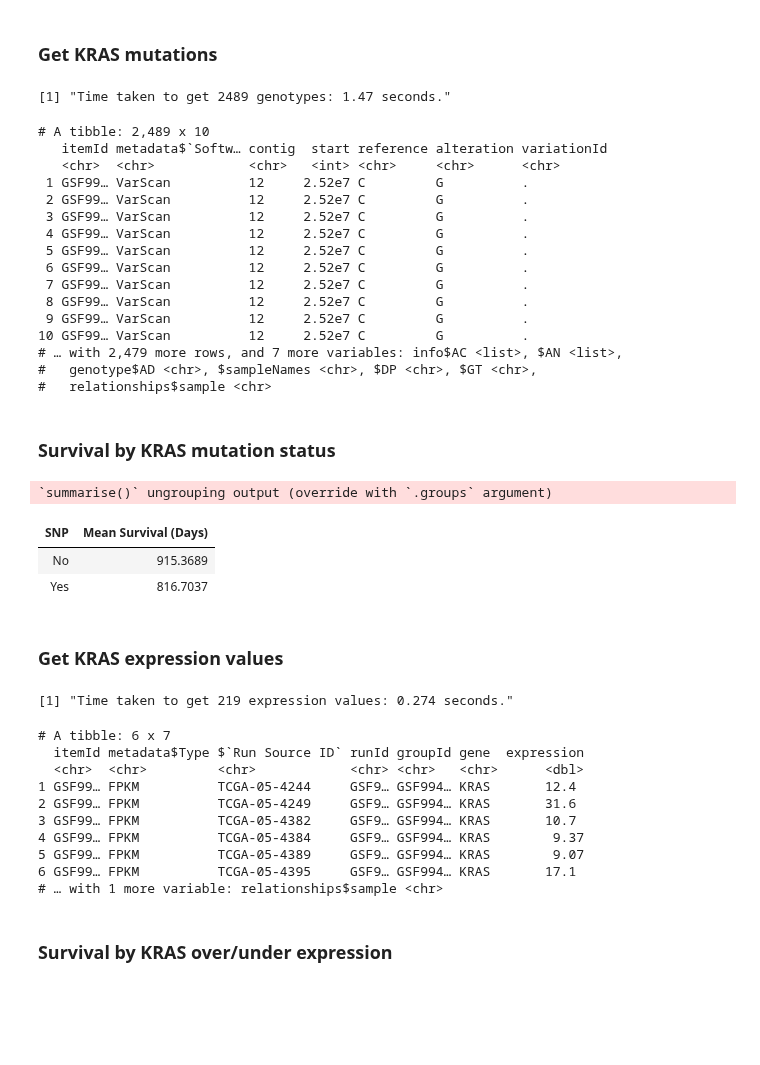
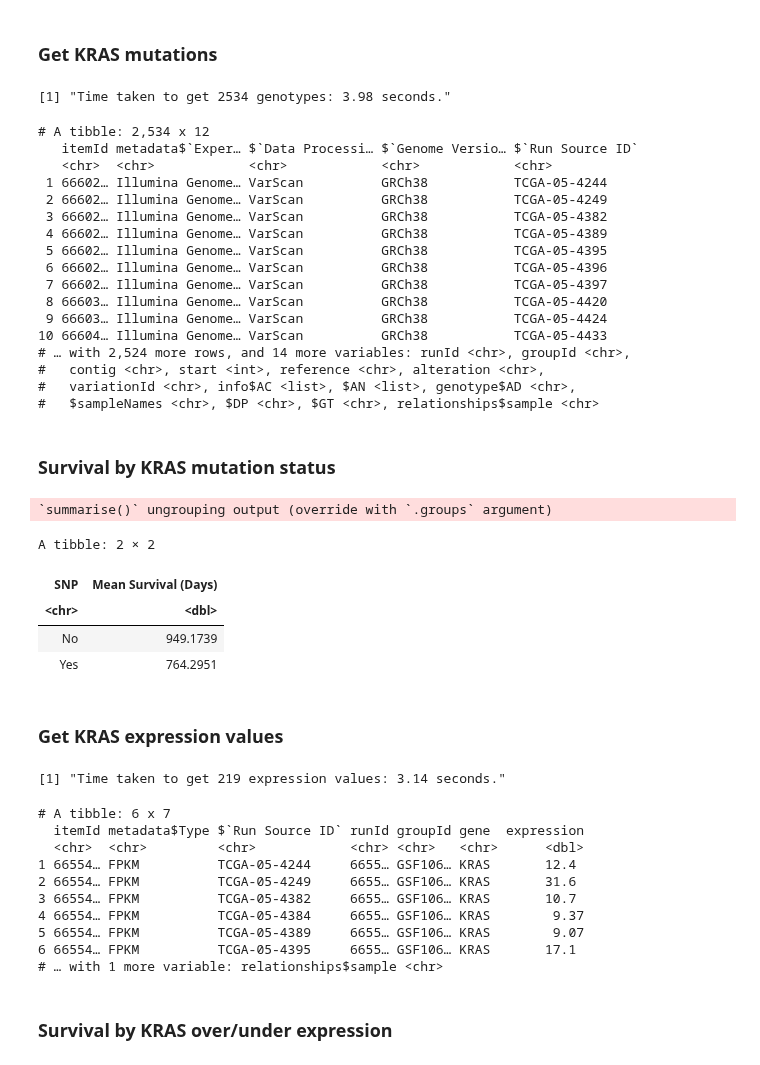
Before and after one commit to genestack/user-guide, a Jupyter notebook: jupyter_notebooks/survival-analysis-tcga [R].ipynb, the cells around one changed output. Drawn from its saved outputs; the diff is of its cells as text; code cells hidden in the pictures; blank space fills up the shorter version.

```diff
--- a/jupyter_notebooks/survival-analysis-tcga [R].ipynb
+++ b/jupyter_notebooks/survival-analysis-tcga [R].ipynb
@@ -47,8 +30,8 @@ Warning message:
 system.time({
   samples <-
     OmicsQueriesApi_search_samples(
-      study_filter = '"Study Title"="TCGA-LUAD"',
-      sample_filter = 'gender=male') %>%
+      study_filter = '"genestack:accession"="GSF1061023"',
+      sample_filter = 'Sex=male') %>%
     extract2('content') %>%
     extract2('data') %>%
     extract2('metadata')
@@ -58,8 +41,8 @@ system.time({
 # Filter out NAs
 samples %<>%
   as_tibble %>%
-  filter(survival != 'NA') %>%
-  filter(survival != 0) %>%
+  filter(Survival != 'NA') %>%
+  filter(Survival != 0) %>%
   select_if(~sum(!is.na(.)) > 0)
 head(samples)
 # %% [output]
@@ -90,8 +77,8 @@ system.time({
 
   variants <-
     OmicsQueriesApi_search_variant_data(
-      study_filter = '"Study Title"="TCGA-LUAD"',
-      sample_filter = 'gender=male',
+      study_filter = '"genestack:accession"="GSF1061023"',
+      sample_filter = 'Sex=male',
       vx_query = 'Gene=KRAS',
       page_limit = 10000) %>%
     extract2('content') %>%
@@ -105,38 +92,41 @@ variants %>%
   mutate_at(c('alteration', 'variationId'), unlist) %>%
   print
 # %% [output]
-[1] "Time taken to get 2489 genotypes: 1.47 seconds."
+[1] "Time taken to get 2534 genotypes: 3.98 seconds."
-# A tibble: 2,489 x 10
-   itemId metadata$`Softw… contig  start reference alteration variationId
-   <chr>  <chr>            <chr>   <int> <chr>     <chr>      <chr>
- 1 GSF99… VarScan          12     2.52e7 C         G          .
- 2 GSF99… VarScan          12     2.52e7 C         G          .
- 3 GSF99… VarScan          12     2.52e7 C         G          .
- 4 GSF99… VarScan          12     2.52e7 C         G          .
- 5 GSF99… VarScan          12     2.52e7 C         G          .
- 6 GSF99… VarScan          12     2.52e7 C         G          .
- 7 GSF99… VarScan          12     2.52e7 C         G          .
- 8 GSF99… VarScan          12     2.52e7 C         G          .
- 9 GSF99… VarScan          12     2.52e7 C         G          .
-10 GSF99… VarScan          12     2.52e7 C         G          .
-# … with 2,479 more rows, and 7 more variables: info$AC <list>, $AN <list>,
-#   genotype$AD <chr>, $sampleNames <chr>, $DP <chr>, $GT <chr>,
-#   relationships$sample <chr>
+# A tibble: 2,534 x 12
+   itemId metadata$`Exper… $`Data Processi… $`Genome Versio… $`Run Source ID`
+   <chr>  <chr>            <chr>            <chr>            <chr>
+ 1 66602… Illumina Genome… VarScan          GRCh38           TCGA-05-4244
+ 2 66602… Illumina Genome… VarScan          GRCh38           TCGA-05-4249
+ 3 66602… Illumina Genome… VarScan          GRCh38           TCGA-05-4382
+ 4 66602… Illumina Genome… VarScan          GRCh38           TCGA-05-4389
+ 5 66602… Illumina Genome… VarScan          GRCh38           TCGA-05-4395
+ 6 66602… Illumina Genome… VarScan          GRCh38           TCGA-05-4396
+ 7 66602… Illumina Genome… VarScan          GRCh38           TCGA-05-4397
+ 8 66603… Illumina Genome… VarScan          GRCh38           TCGA-05-4420
+ 9 66603… Illumina Genome… VarScan          GRCh38           TCGA-05-4424
+10 66604… Illumina Genome… VarScan          GRCh38           TCGA-05-4433
+# … with 2,524 more rows, and 14 more variables: runId <chr>, groupId <chr>,
+#   contig <chr>, start <int>, reference <chr>, alteration <chr>,
+#   variationId <chr>, info$AC <list>, $AN <list>, genotype$AD <chr>,
+#   $sampleNames <chr>, $DP <chr>, $GT <chr>, relationships$sample <chr>
 # %% [markdown]
 ### Survival by KRAS mutation status
 # %%
 variants <- normaliseVariants(variants)
 
 samples <- inner_join(samples, variants, by = 'Sample Source ID')
 samples %>%
   group_by(SNP) %>%
-  summarise(mean(as.numeric(survival))) %>%
+  summarise(mean(as.numeric(Survival))) %>%
   set_colnames(c('SNP', 'Mean Survival (Days)'))
 # %% [output]
 `summarise()` ungrouping output (override with `.groups` argument)
+A tibble: 2 × 2
 | SNP | Mean Survival (Days) |
-| No | 915.3689 |
-| Yes | 816.7037 |
+| <chr> | <dbl> |
+| No | 949.1739 |
+| Yes | 764.2951 |
 # %% [markdown]
 ### Get KRAS expression values
 # %%
@@ -144,8 +134,8 @@ system.time({
 
   expression <-
     OmicsQueriesApi_search_expression_data(
-      study_filter = '"Study Title"="TCGA-LUAD"',
-      sample_filter = 'gender=male',
+      study_filter = '"genestack:accession"="GSF1061023"',
+      sample_filter = 'Sex=male',
       ex_query = 'Gene=KRAS MinValue=0',
       ex_filter = 'Type=FPKM') %>%
     extract2('content') %>%
@@ -156,16 +146,16 @@ system.time({
 
 print(head(expression))
 # %% [output]
-[1] "Time taken to get 219 expression values: 0.274 seconds."
+[1] "Time taken to get 219 expression values: 3.14 seconds."
 # A tibble: 6 x 7
   itemId metadata$Type $`Run Source ID` runId groupId gene  expression
   <chr>  <chr>         <chr>            <chr> <chr>   <chr>      <dbl>
-1 GSF99… FPKM          TCGA-05-4244     GSF9… GSF994… KRAS       12.4
-2 GSF99… FPKM          TCGA-05-4249     GSF9… GSF994… KRAS       31.6
-3 GSF99… FPKM          TCGA-05-4382     GSF9… GSF994… KRAS       10.7
-4 GSF99… FPKM          TCGA-05-4384     GSF9… GSF994… KRAS        9.37
-5 GSF99… FPKM          TCGA-05-4389     GSF9… GSF994… KRAS        9.07
-6 GSF99… FPKM          TCGA-05-4395     GSF9… GSF994… KRAS       17.1
+1 66554… FPKM          TCGA-05-4244     6655… GSF106… KRAS       12.4
+2 66554… FPKM          TCGA-05-4249     6655… GSF106… KRAS       31.6
+3 66554… FPKM          TCGA-05-4382     6655… GSF106… KRAS       10.7
+4 66554… FPKM          TCGA-05-4384     6655… GSF106… KRAS        9.37
+5 66554… FPKM          TCGA-05-4389     6655… GSF106… KRAS        9.07
+6 66554… FPKM          TCGA-05-4395     6655… GSF106… KRAS       17.1
 # … with 1 more variable: relationships$sample <chr>
 # %% [markdown]
 ### Survival by KRAS over/under expression
```
Also changed, not shown: parts of 6 cells of this notebook.
